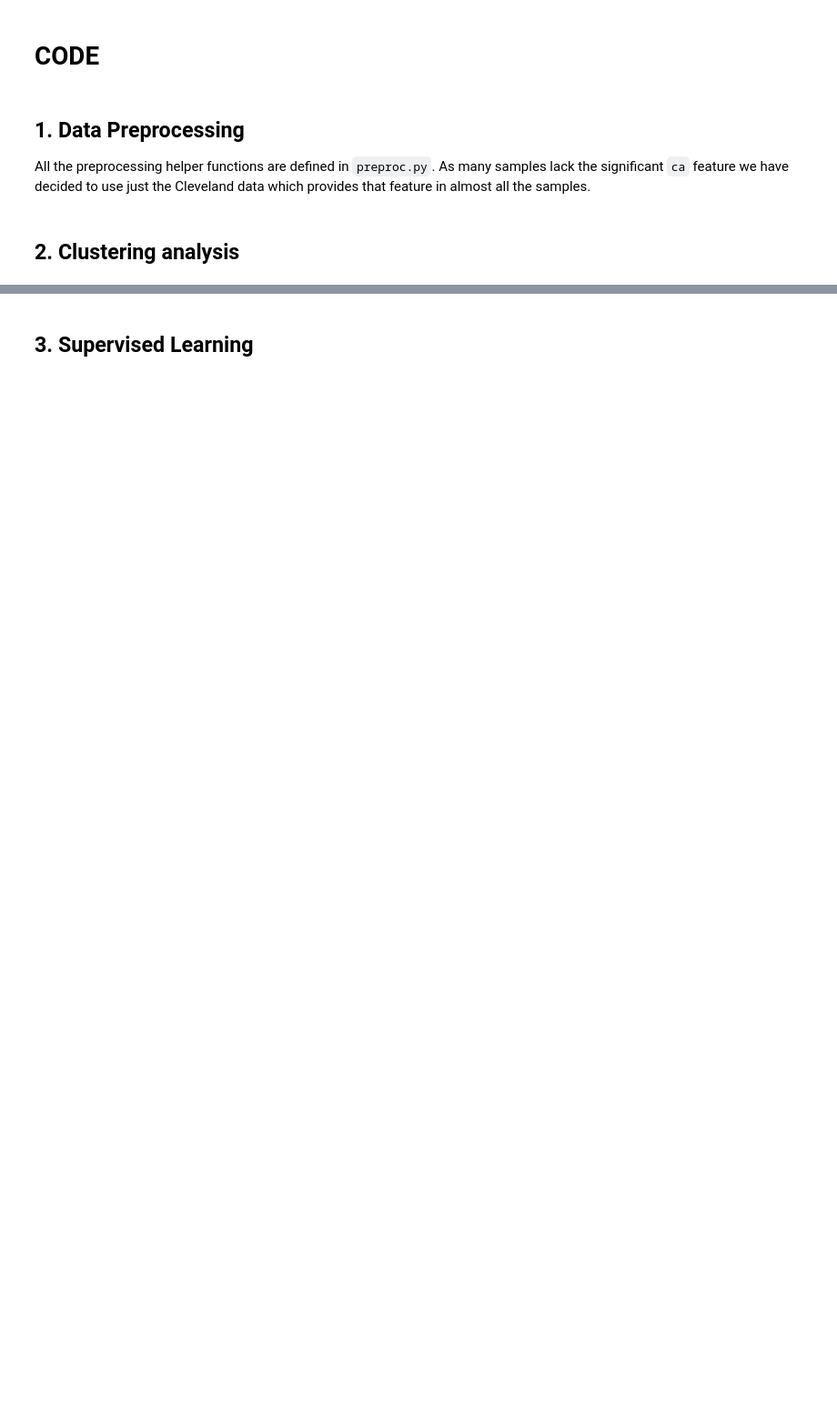
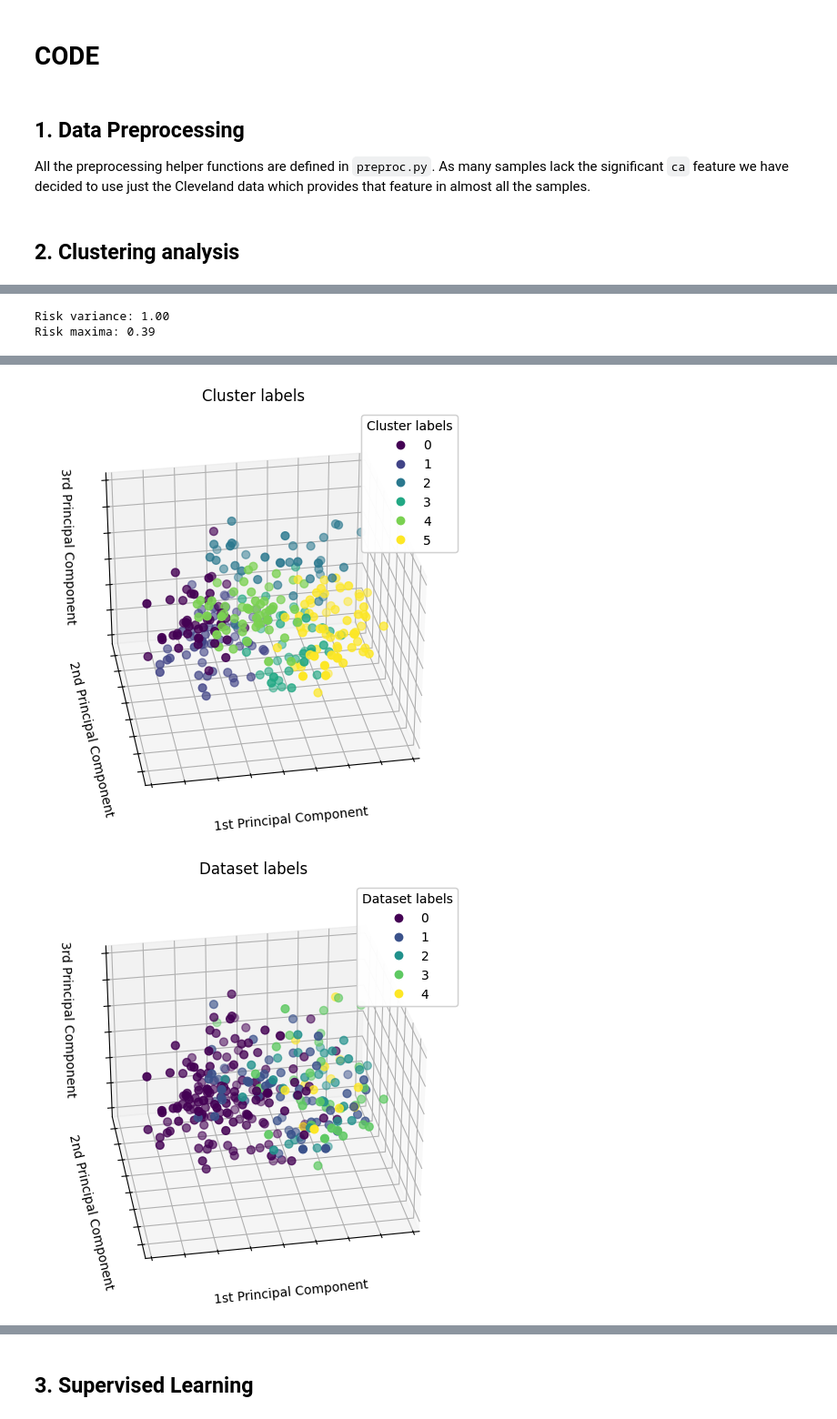
Before and after one commit to carlotoffoli/tdc_fp, a Jupyter notebook: main.ipynb, the cells around one changed output, grey strips where cells are left out. Shown at 91% size. Saved outputs shown, nothing was run; the diff lists cells and outputs as text; code cells hidden in the pictures; blank space fills up the shorter version.

```diff
--- a/main.ipynb
+++ b/main.ipynb
@@ -244,0 +226,16 @@ We can assume that setups with noticeable difference between cluster risks are p
+# %%
+algo.set_params(n_clusters = 6)
+algo.fit(data.X)
+
+display(build_dataframe(data, algo.labels_, 6))
+
+X_reduced, components = pca_decomposition(data.X)
+
+plot_clusters(X_reduced, algo.labels_, "Cluster labels")
+plot_clusters(X_reduced, data.Y, "Dataset labels")
+
+print("PCA weights:")
+print(components)
+# %% [output]
+Risk variance: 1.00
+Risk maxima: 0.39
@@ -244,0 +249,2 @@ We can assume that setups with noticeable difference between cluster risks are p
+[figure, added]
+[figure, added]
```
Also changed, not shown: parts of 14 cells of this notebook, 4 other files.
